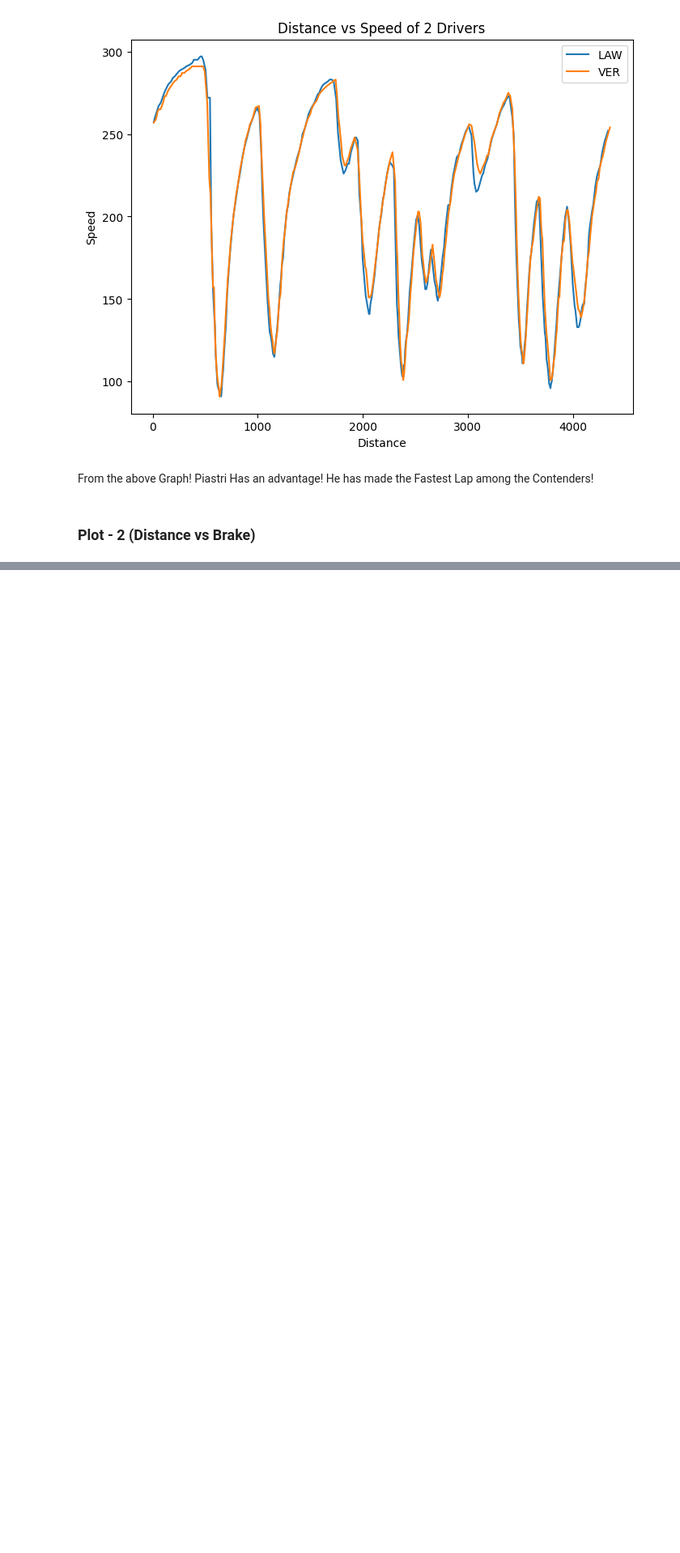
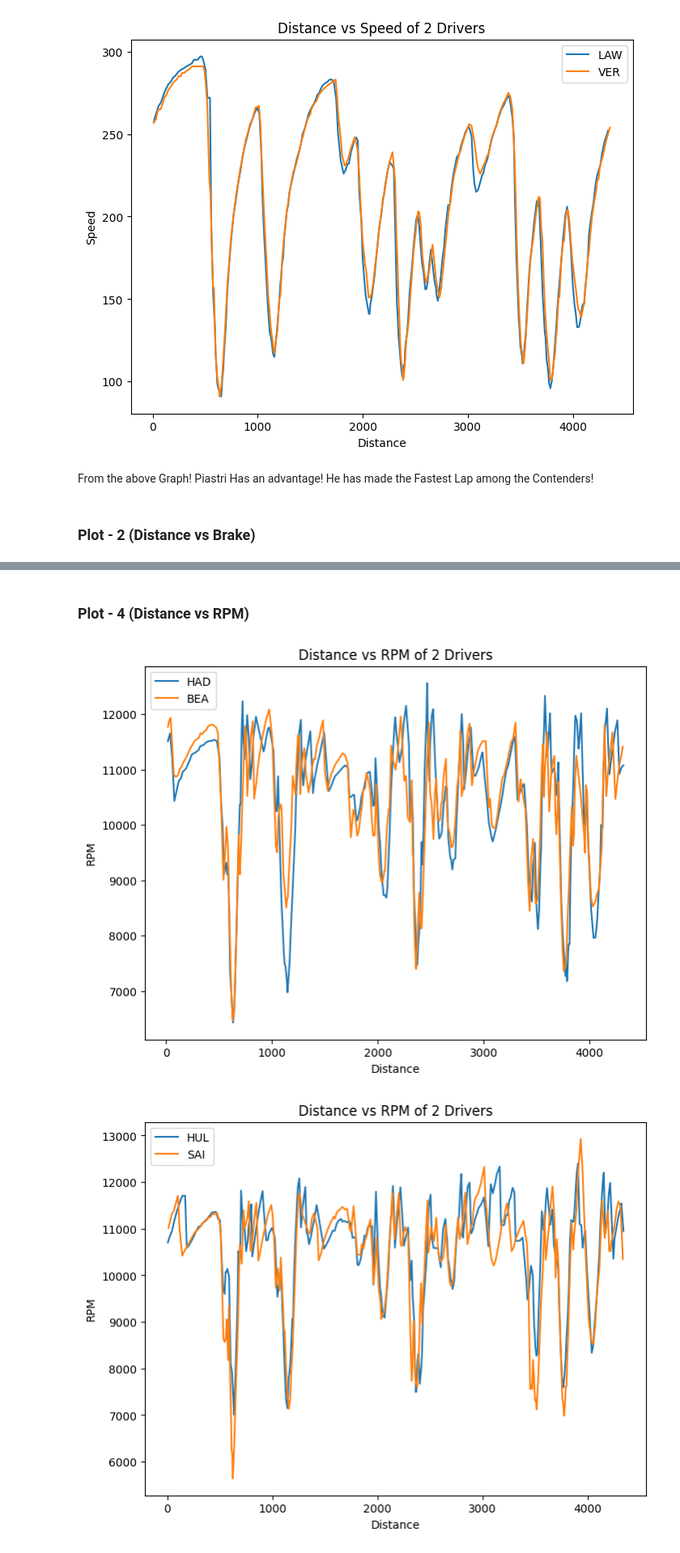
Before and after one commit to Mohandas-KJ/Slipstream-F1, a Jupyter notebook: 2026_Hungary_GP/notebooks/02_telemetry_analysis.ipynb, the cells around one changed output, grey strips where cells are left out. Shown at 81% size. Drawn from its saved outputs; the diff is of its cells as text; code cells hidden in the pictures; blank space fills up the shorter version.

```diff
--- a/2026_Hungary_GP/notebooks/02_telemetry_analysis.ipynb
+++ b/2026_Hungary_GP/notebooks/02_telemetry_analysis.ipynb
@@ -163,0 +174,8 @@ slplot.plot_dist_brake([nor_tel,pia_tel,ham_tel,lec_tel],["NOR","PIA","HAM","LEC
+# %% [markdown]
+### Plot - 4 (Distance vs RPM)
+# %%
+for pairs in DATA.RIVALS:
+    slplot.plot_dist_rpms([tel_dist_datas[pairs[0]],tel_dist_datas[pairs[1]]],pairs)
+# %% [output]
+[figure, added]
+[figure, added]
```
Also changed, not shown: parts of 7 cells of this notebook.
